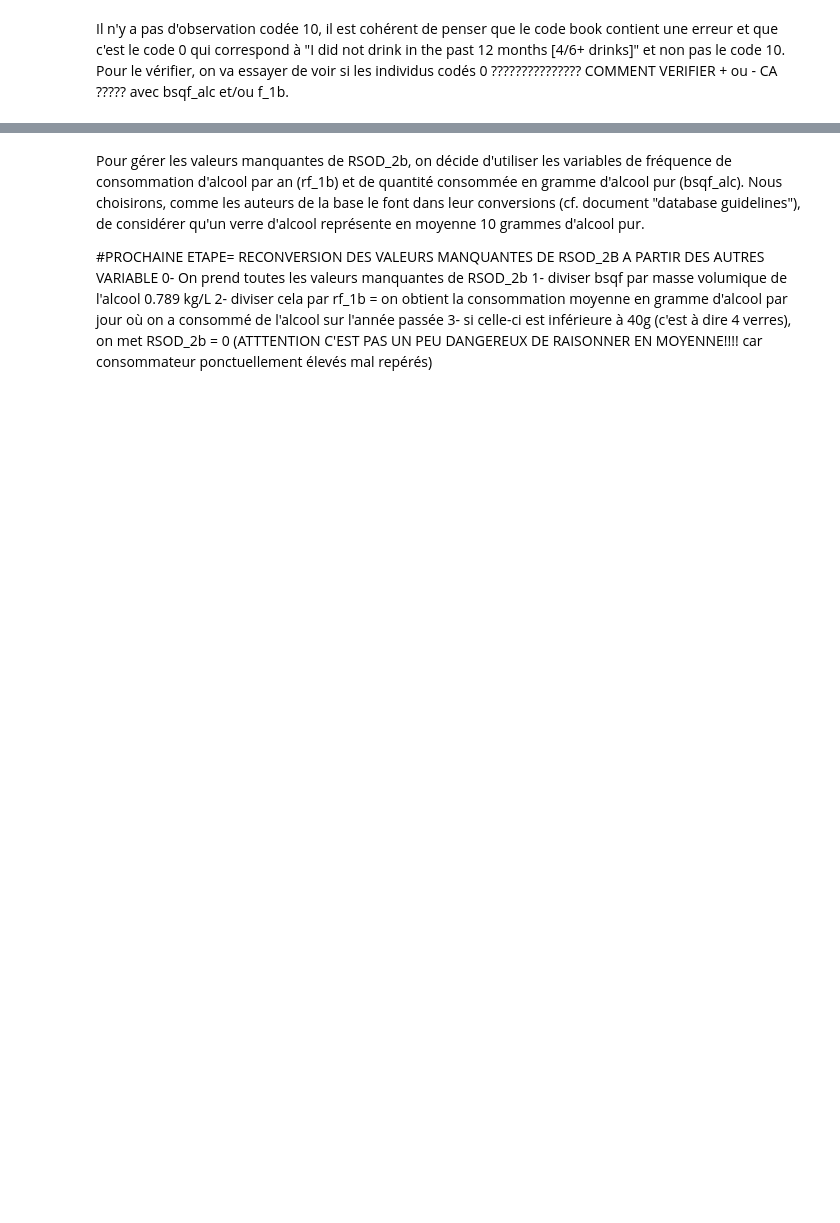
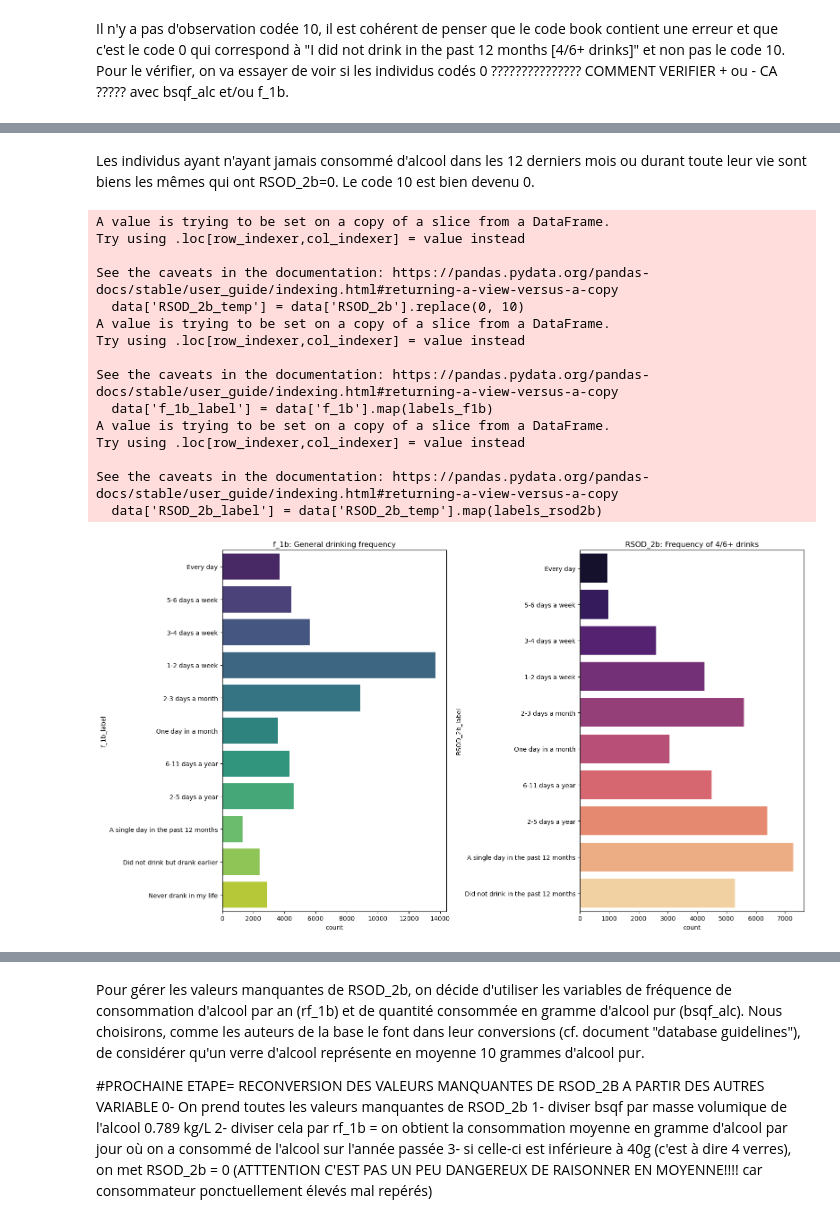
Before and after one commit to emile-gllm/projet_python2A, a Jupyter notebook: projet_python2_notebook.ipynb, the cells around one changed output, grey strips where cells are left out. Cells and saved outputs as stored; diff of their text form; code cells hidden in the pictures; blank space fills up the shorter version.

```diff
--- a/projet_python2_notebook.ipynb
+++ b/projet_python2_notebook.ipynb
@@ -381,0 +379,77 @@ data.loc[data['RSOD_2b'].isna() &  (data['f_1b'] ==10 ), 'RSOD_2b'].count()
+# %% [markdown]
+Les individus ayant n'ayant jamais consommé d'alcool dans les 12 derniers mois ou durant toute leur vie sont biens les mêmes qui ont RSOD_2b=0.
+Le code 10 est bien devenu 0.
+# %%
+#Pour voir si les autre catégories de RSOD_2b n'ont pas changé, on compare les distributions de RSOD_2b et de f_1b la fréquence de consommation d'alcool.
+#Ce ne sont pas deux variables parfaitement corrélées mais c'est le meilleur moyen auquel nous avons pensé.
+
+# 1. On harmonise les dictionnaires pour qu'ils partagent les mêmes clés numériques
+# Note : Pour RSOD_2b, on déplace le 0 vers le 10 pour l'alignement visuel
+labels_f1b = {
+    1: "Every day", 2: "5-6 days a week", 3: "3-4 days a week",
+    4: "1-2 days a week", 5: "2-3 days a month", 6: "One day in a month",
+    7: "6-11 days a year", 8: "2-5 days a year",
+    9: "A single day in the past 12 months",
+    10: "Did not drink but drank earlier", 11: "Never drank in my life"
+}
+
+labels_rsod2b = {
+    1: "Every day", 2: "5-6 days a week", 3: "3-4 days a week",
+    4: "1-2 days a week", 5: "2-3 days a month", 6: "One day in a month",
+    7: "6-11 days a year", 8: "2-5 days a year",
+    9: "A single day in the past 12 months",
+    10: "Did not drink in the past 12 months" # On utilise 10 ici pour l'alignement
+}
+
+# 2. Préparation des données pour l'affichage
+# On crée une colonne temporaire où le 0 de RSOD_2b devient 10 juste pour afficher les deux variables avec les catégories dans le même ordre
+data['RSOD_2b_temp'] = data['RSOD_2b'].replace(0, 10)
+
+data['f_1b_label'] = data['f_1b'].map(labels_f1b)
+data['RSOD_2b_label'] = data['RSOD_2b_temp'].map(labels_rsod2b)
+
+# 3. On définit un ordre STRICT basé sur les clés 1 à 10
+# Cela garantit que la ligne 1 de f_1b est en face de la ligne 1 de RSOD_2b
+common_order = [
+    "Every day", "5-6 days a week", "3-4 days a week", "1-2 days a week",
+    "2-3 days a month", "One day in a month", "6-11 days a year",
+    "2-5 days a year", "A single day in the past 12 months",
+    "Did not drink in the past 12 months", # Pour RSOD
+    "Did not drink but drank earlier",     # Pour f1b
+    "Never drank in my life"               # Pour f1b
+]
+
+# Note: On filtre l'ordre pour chaque graphique pour ne pas afficher de barres vides
+order_f1b = [l for l in common_order if l in labels_f1b.values()]
+order_rsod2b = [l for l in common_order if l in labels_rsod2b.values()]
+
+
+fig, axes = plt.subplots(1, 2, figsize=(16, 9), sharey=False)
+
+# Plot f_1b
+sns.countplot(y='f_1b_label', data=data, order=order_f1b, ax=axes[0], palette='viridis')
+axes[0].set_title('f_1b: General drinking frequency')
+
+# Plot RSOD_2b
+sns.countplot(y='RSOD_2b_label', data=data, order=order_rsod2b, ax=axes[1], palette='magma')
+axes[1].set_title('RSOD_2b: Frequency of 4/6+ drinks')
+
+plt.tight_layout()
+plt.show()
+# %% [output]
+A value is trying to be set on a copy of a slice from a DataFrame.
+Try using .loc[row_indexer,col_indexer] = value instead
+
+See the caveats in the documentation: https://pandas.pydata.org/pandas-docs/stable/user_guide/indexing.html#returning-a-view-versus-a-copy
+  data['RSOD_2b_temp'] = data['RSOD_2b'].replace(0, 10)
+A value is trying to be set on a copy of a slice from a DataFrame.
+Try using .loc[row_indexer,col_indexer] = value instead
+
+See the caveats in the documentation: https://pandas.pydata.org/pandas-docs/stable/user_guide/indexing.html#returning-a-view-versus-a-copy
+  data['f_1b_label'] = data['f_1b'].map(labels_f1b)
+A value is trying to be set on a copy of a slice from a DataFrame.
+Try using .loc[row_indexer,col_indexer] = value instead
+
+See the caveats in the documentation: https://pandas.pydata.org/pandas-docs/stable/user_guide/indexing.html#returning-a-view-versus-a-copy
+  data['RSOD_2b_label'] = data['RSOD_2b_temp'].map(labels_rsod2b)
+[figure, added]
```
Also changed, not shown: parts of 32 cells of this notebook.
